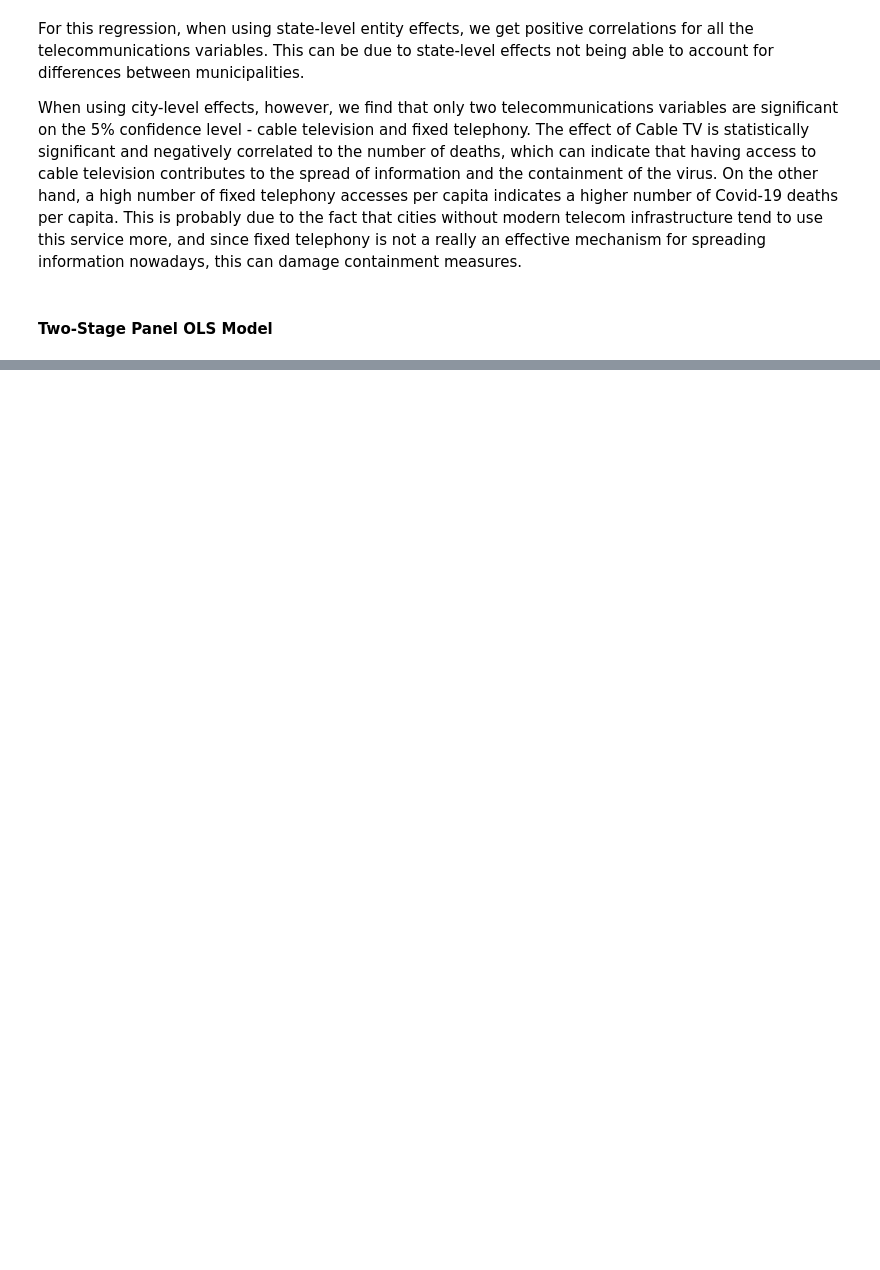
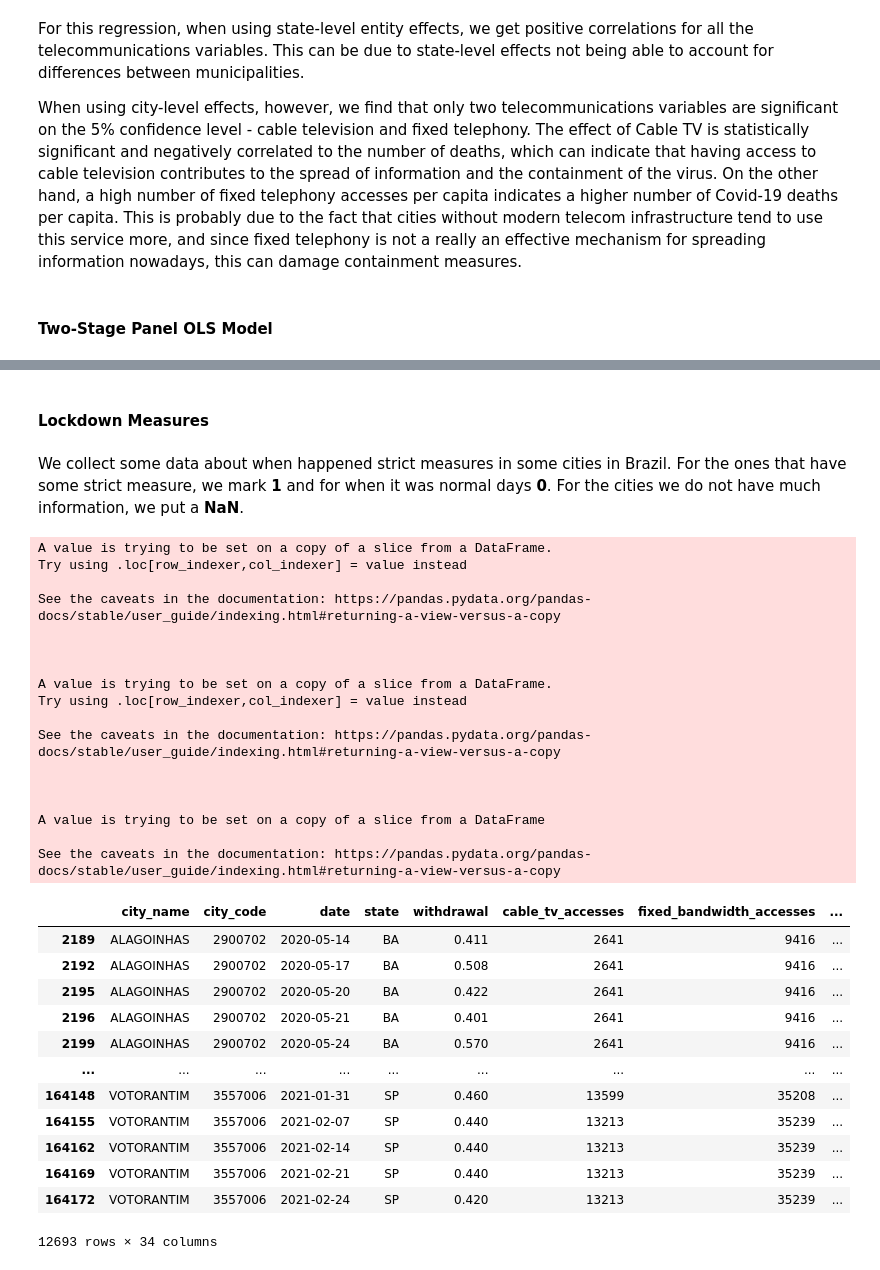
Before and after one commit to lucasagrizzi/MODS207, a Jupyter notebook: notebooks/data_analysis.ipynb, the cells around one changed output, grey strips where cells are left out. Drawn from its saved outputs; the diff is of its cells as text; code cells hidden in the pictures; blank space fills up the shorter version.

Commit message:
Lockdown data and processing added

```diff
--- a/notebooks/data_analysis.ipynb
+++ b/notebooks/data_analysis.ipynb
@@ -601,2 +629,63 @@ Distribution: F(417,11602)
 
 Included effects: Entity, Time
+# %% [markdown]
+#### Lockdown Measures
+# %% [markdown]
+We collect some data about when happened strict measures in some cities in Brazil. For the ones that have some strict measure, we mark **1** and for when it was normal days **0**. For the cities we do not have much information, we put a **NaN**.
+# %%
+# Push the lockdown cities dataset
+lockdown = pd.read_csv('./../data/raw_data/lockdown.csv')
+lockdown['city_name'] = lockdown['city_name'].str.upper()
+lockdown['begin_lockdown'] = pd.to_datetime(lockdown['begin_lockdown'])
+lockdown['end_lockdown'] = pd.to_datetime(lockdown['end_lockdown'])
+
+lockdown_cities = set(lockdown['city_name'].values)
+cidades_total = set(df['city_name'].unique())
+intersect_lockdown_cities = list(lockdown_cities.intersection(cidades_total))
+
+df['strict_lockdown'] = df['cable_tv_accesses']*0
+
+# for every city with lockdown, set 1 if it was a strict measure and a NaN
+# if don't have information about or did not do at all
+
+for i in range(len(df)):
+
+    if (len(lockdown[(lockdown['city_name']==df['city_name'].iloc[i]) &
+             (lockdown['begin_lockdown']<=df['date'].iloc[i]) &
+             (lockdown['end_lockdown']>=df['date'].iloc[i])]) >0  ):
+        df.iloc[i, df.columns.get_loc('strict_lockdown')] = 1
+
+mask = df['city_name'].isin(intersect_lockdown_cities)
+df['strict_lockdown'].where(mask, other=np.nan, inplace=True)
+df
+# %% [output]
+A value is trying to be set on a copy of a slice from a DataFrame.
+Try using .loc[row_indexer,col_indexer] = value instead
+
+See the caveats in the documentation: https://pandas.pydata.org/pandas-docs/stable/user_guide/indexing.html#returning-a-view-versus-a-copy
+
+
+
+A value is trying to be set on a copy of a slice from a DataFrame.
+Try using .loc[row_indexer,col_indexer] = value instead
+
+See the caveats in the documentation: https://pandas.pydata.org/pandas-docs/stable/user_guide/indexing.html#returning-a-view-versus-a-copy
+
+
+
+A value is trying to be set on a copy of a slice from a DataFrame
+
+See the caveats in the documentation: https://pandas.pydata.org/pandas-docs/stable/user_guide/indexing.html#returning-a-view-versus-a-copy
+|  | city_name | city_code | date | state | withdrawal | cable_tv_accesses | fixed_bandwidth_accesses | ... |
+| 2189 | ALAGOINHAS | 2900702 | 2020-05-14 | BA | 0.411 | 2641 | 9416 | ... |
+| 2192 | ALAGOINHAS | 2900702 | 2020-05-17 | BA | 0.508 | 2641 | 9416 | ... |
+| 2195 | ALAGOINHAS | 2900702 | 2020-05-20 | BA | 0.422 | 2641 | 9416 | ... |
+| 2196 | ALAGOINHAS | 2900702 | 2020-05-21 | BA | 0.401 | 2641 | 9416 | ... |
+| 2199 | ALAGOINHAS | 2900702 | 2020-05-24 | BA | 0.570 | 2641 | 9416 | ... |
+| ... | ... | ... | ... | ... | ... | ... | ... | ... |
+| 164148 | VOTORANTIM | 3557006 | 2021-01-31 | SP | 0.460 | 13599 | 35208 | ... |
+| 164155 | VOTORANTIM | 3557006 | 2021-02-07 | SP | 0.440 | 13213 | 35239 | ... |
+| 164162 | VOTORANTIM | 3557006 | 2021-02-14 | SP | 0.440 | 13213 | 35239 | ... |
+| 164169 | VOTORANTIM | 3557006 | 2021-02-21 | SP | 0.440 | 13213 | 35239 | ... |
+| 164172 | VOTORANTIM | 3557006 | 2021-02-24 | SP | 0.420 | 13213 | 35239 | ... |
+12693 rows × 34 columns
```
Also changed, not shown: parts of 17 cells of this notebook, 1 other file.
